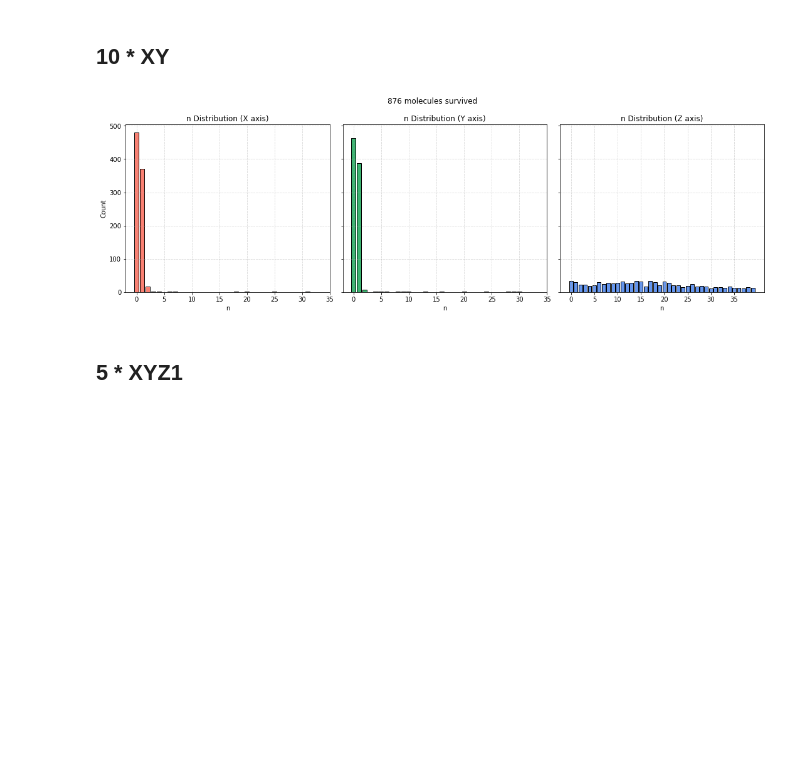
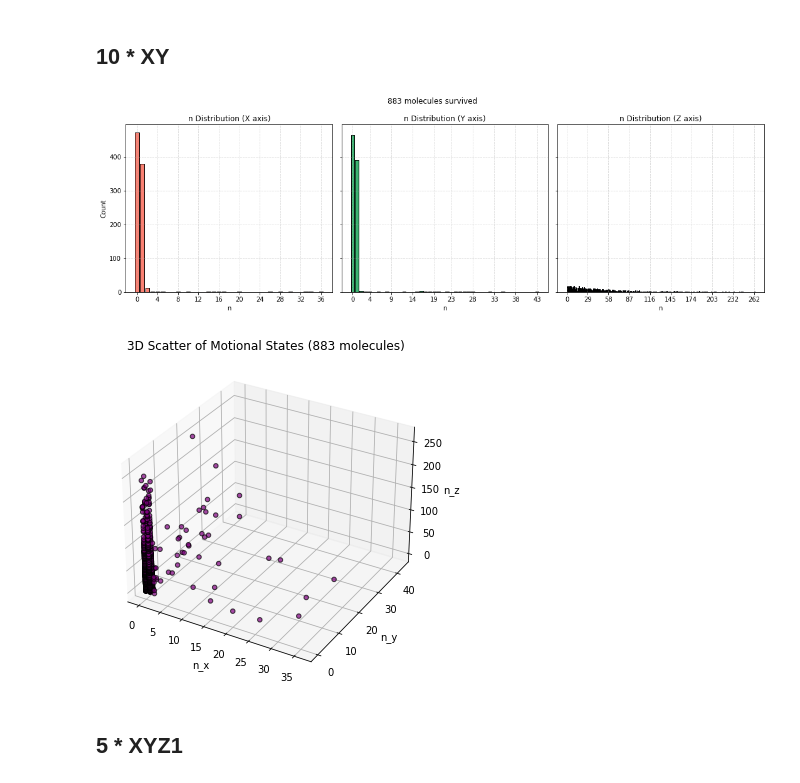
Before and after one commit to lyuqinshu/Raman_sideband_cooling, a Jupyter notebook: Original_sequence.ipynb, the cells around one changed output. Saved outputs shown, nothing was run; the diff lists cells and outputs as text; code cells hidden in the pictures; blank space fills up the shorter version.

```diff
--- a/Original_sequence.ipynb
+++ b/Original_sequence.ipynb
@@ -14,11 +13,10 @@ import sequence_functions
 from pathos.multiprocessing import Pool
 # %%
-sequence_XY, sequence_XYZ1, sequence_XYZ2, sequence_XYZ3, sequence_XYZ4 = sequence_functions.get_original_sequence()
+sequence_XY, sequence_XYZ1, sequence_XYZ2, sequence_XYZ3, sequence_XYZ4 = RSC_sim.get_original_sequence()
 ground_state_counts = []
 nums_survive = []
-sems = []
 n_bars = []
 # %%
-mol_list = RSC_functions.initialize_thermal([25e-6, 25e-6, 25e-6], 1000)
-_, _, _ = RSC_functions.plot_n_distribution(mol_list)
+mol_list = RSC_sim.initialize_thermal([25e-6, 25e-6, 25e-6], 1000)
+_, _, _ = RSC_sim.get_n_distribution(mol_list)
 # %% [output]
@@ -27,17 +26,16 @@ _, _, _ = RSC_functions.plot_n_distribution(mol_list)
 ## 10 * XY
 # %%
 for n in range(10):
-    n_bar, num_survive, ground_state_count, sem = RSC_functions.apply_raman_sequence(
-        mol_list=mol_list, pulse_sequence=sequence_XY, print_report=False
+    n_bar, num_survive, ground_state_count, sem_n, sem_survive, sem_gsc = RSC_sim.apply_raman_sequence(
+        mol_list=mol_list, pulse_sequence=sequence_XY
     )
     ground_state_counts.append(ground_state_count)
-    sems.append(sem)
     nums_survive.append(num_survive)
     n_bars.append(n_bar)
-    states_x, states_y, states_z, avg_n, grd_n = RSC_functions.readout_molecule_properties(mol_list)
-_, _, _ = RSC_functions.plot_n_distribution(mol_list)
+_, _, _ = RSC_sim.get_n_distribution(mol_list)
 # %% [output]
-[figure, old version]
+[figure, new version]
+[figure, added]
 # %% [markdown]
 ## 5 * XYZ1
 # %%
```
Also changed, not shown: parts of 8 cells of this notebook, 2 other files.
